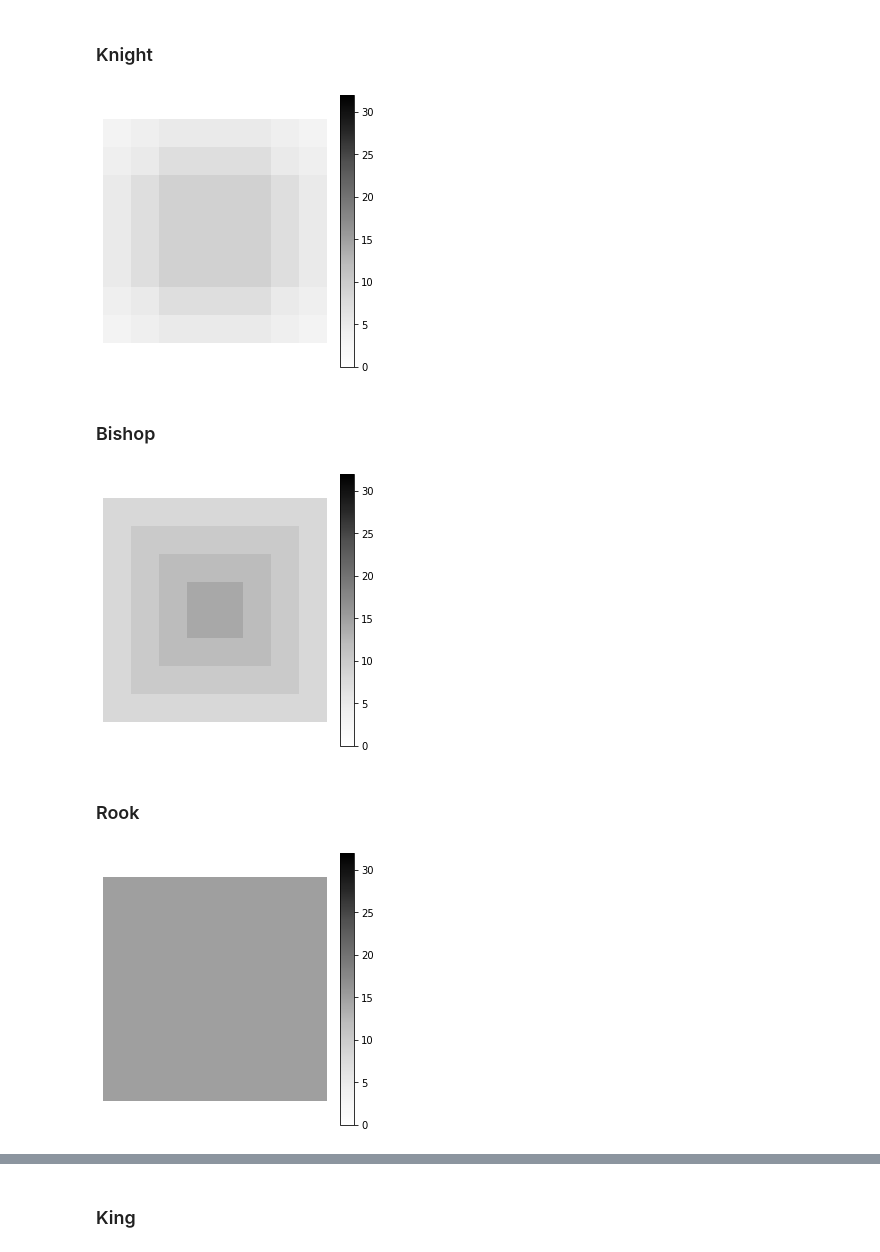
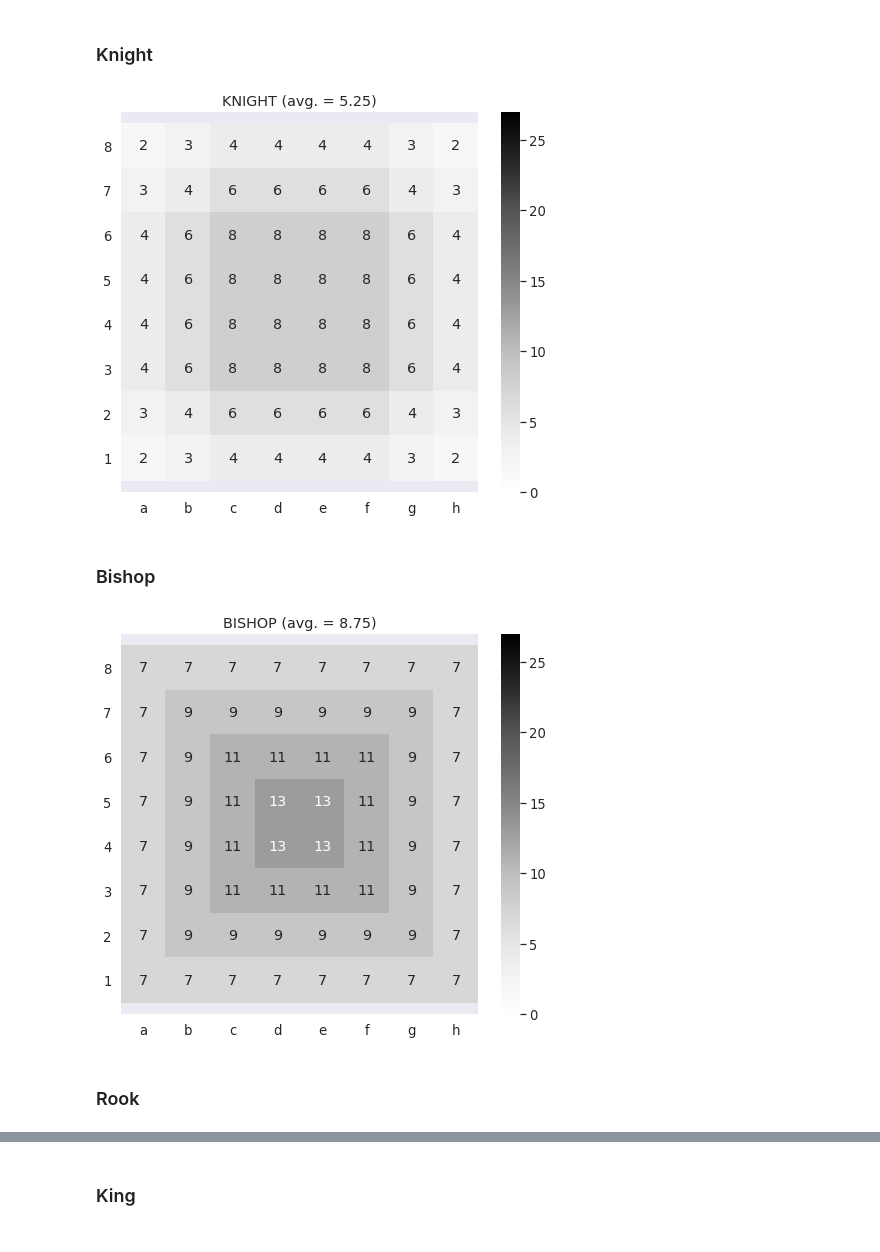
Before and after one commit to Computer-Chess/CompChessSeminar, a Jupyter notebook: analysis.ipynb, the cells around one changed output, grey strips where cells are left out. Cells and saved outputs as stored; diff of their text form; code cells hidden in the pictures.

```diff
--- a/analysis.ipynb
+++ b/analysis.ipynb
@@ -10,9 +13,8 @@ def get_heatmap(cls, nRows, nCols):
     '''
     Returns a matrix nRows x nCols
     whose values h[i,j] (i < nRows, j < nCols)
-    indicate the NUMBER of houses over which the piece of type cls
-    has control if put at house h[i,j].
-    That number takes the current house h[i,j] into consideration.
+    indicate the NUMBER of squares over which the piece of type cls
+    has control if put at square h[i,j].
     '''
     heatmap = np.flip(np.array([[cls.get_possible_moves(i,j,nRows,nCols).sum()\
                                  for j in range(nCols)] for i in range(nRows)]))
@@ -44,23 +53,19 @@ plot_heatmap(heatmap_queen)
 ### Knight
 # %%
 heatmap_knight = get_heatmap(pieces.Knight, NROWS, NCOLS)
-# %%
-plot_heatmap(heatmap_knight)
-# %% [output]
-[figure, removed]
+# %%
+plot_heatmap(heatmap_knight, title='KNIGHT (avg. = {})'.format(heatmap_knight.mean()), **TWEAKS)
+# %% [output]
+[figure, added]
 # %% [markdown]
 ### Bishop
 # %%
 heatmap_bishop = get_heatmap(pieces.Bishop, NROWS, NCOLS)
-# %%
-plot_heatmap(heatmap_bishop)
-# %% [output]
-[figure, removed]
+# %%
+plot_heatmap(heatmap_bishop, title='BISHOP (avg. = {})'.format(heatmap_bishop.mean()), **TWEAKS)
+# %% [output]
+[figure, added]
 # %% [markdown]
 ### Rook
 # %%
 heatmap_rook = get_heatmap(pieces.Rook, NROWS, NCOLS)
-# %%
-plot_heatmap(heatmap_rook)
-# %% [output]
-[figure, removed]
```
Also changed, not shown: parts of 13 cells of this notebook, 1 other file.
